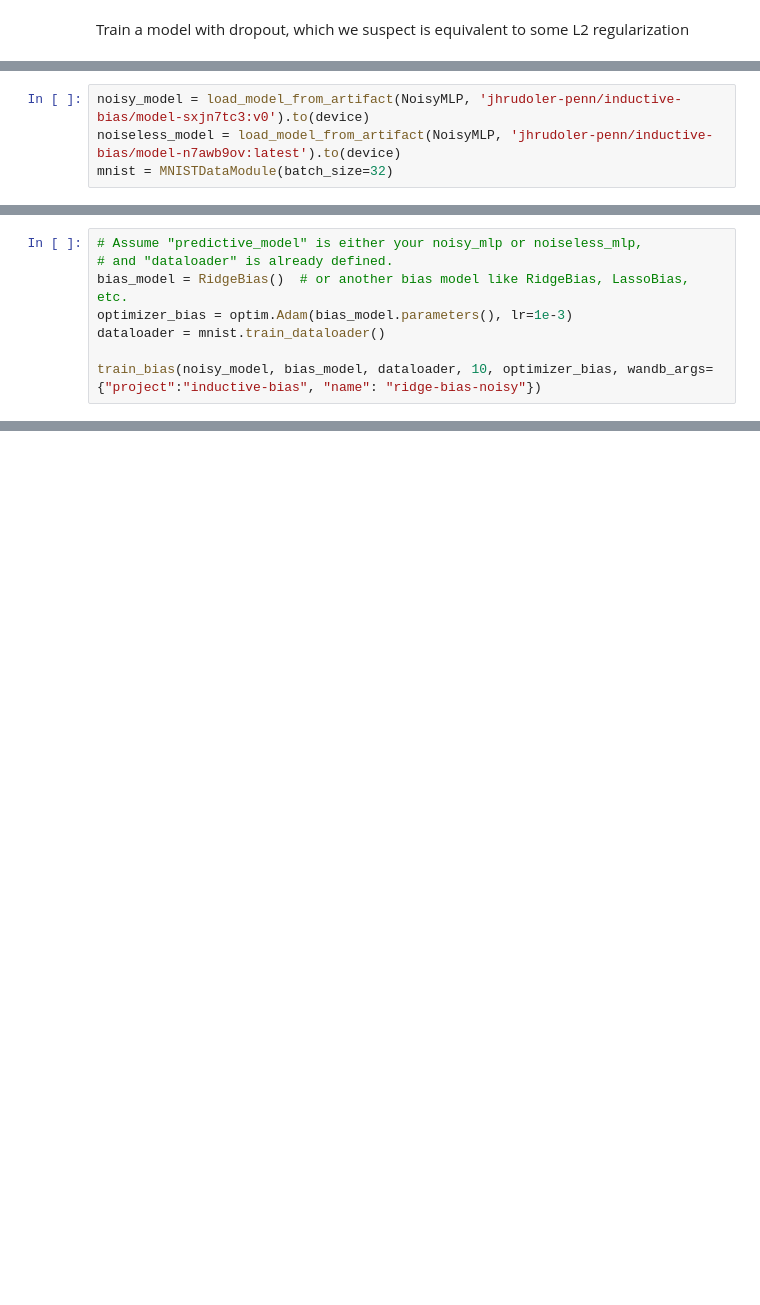
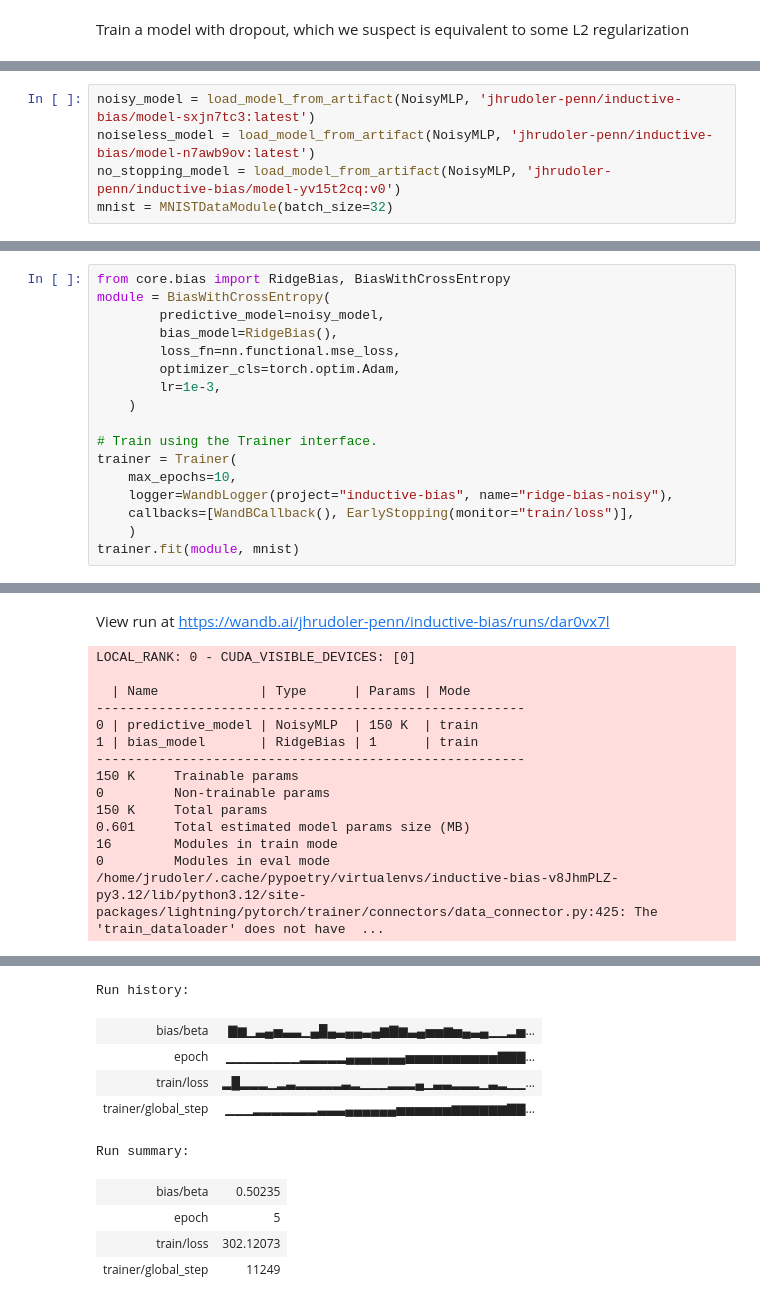
Before and after one commit to jrudoler/estimating-implicit-regularization, a Jupyter notebook: learn-inductive-bias.ipynb, the cells around one changed output, grey strips where cells are left out. Cells and saved outputs as stored; diff of their text form; blank space fills up the shorter version.

Commit message:
fix loss gradients for cross entropy refactor, set up tests

```diff
--- a/learn-inductive-bias.ipynb
+++ b/learn-inductive-bias.ipynb
@@ -460,8 +458,9 @@ Run history:
 Run summary:
 ... (3 outputs left out)
 # %%
-noisy_model = load_model_from_artifact(NoisyMLP, 'jhrudoler-penn/inductive-bias/model-sxjn7tc3:v0').to(device)
-noiseless_model = load_model_from_artifact(NoisyMLP, 'jhrudoler-penn/inductive-bias/model-n7awb9ov:latest').to(device)
+noisy_model = load_model_from_artifact(NoisyMLP, 'jhrudoler-penn/inductive-bias/model-sxjn7tc3:latest')
+noiseless_model = load_model_from_artifact(NoisyMLP, 'jhrudoler-penn/inductive-bias/model-n7awb9ov:latest')
+no_stopping_model = load_model_from_artifact(NoisyMLP, 'jhrudoler-penn/inductive-bias/model-yv15t2cq:v0')
 mnist = MNISTDataModule(batch_size=32)
 # %% [output]
 wandb:   1 of 1 files downloaded.
@@ -544,8 +468,0 @@ def train_bias(
-# %%
-# Assume "predictive_model" is either your noisy_mlp or noiseless_mlp,
-# and "dataloader" is already defined.
-bias_model = RidgeBias()  # or another bias model like RidgeBias, LassoBias, etc.
-optimizer_bias = optim.Adam(bias_model.parameters(), lr=1e-3)
-dataloader = mnist.train_dataloader()
-
-train_bias(noisy_model, bias_model, dataloader, 10, optimizer_bias, wandb_args={"project":"inductive-bias", "name": "ridge-bias-noisy"})
@@ -583,0 +469,18 @@ Find logs at: ./wandb/run-20250325_130436-jcu1z1hv/logs
+# %%
+from core.bias import RidgeBias, BiasWithCrossEntropy
+module = BiasWithCrossEntropy(
+        predictive_model=noisy_model,
+        bias_model=RidgeBias(),
+        loss_fn=nn.functional.mse_loss,
+        optimizer_cls=torch.optim.Adam,
+        lr=1e-3,
+    )
+
+# Train using the Trainer interface.
+trainer = Trainer(
+    max_epochs=10,
+    logger=WandbLogger(project="inductive-bias", name="ridge-bias-noisy"),
+    callbacks=[WandBCallback(), EarlyStopping(monitor="train/loss")],
+    )
+trainer.fit(module, mnist)
+# %% [output]
@@ -583,0 +498,15 @@ Find logs at: ./wandb/run-20250325_130436-jcu1z1hv/logs
+View run at https://wandb.ai/jhrudoler-penn/inductive-bias/runs/dar0vx7l
+LOCAL_RANK: 0 - CUDA_VISIBLE_DEVICES: [0]
+
+  | Name             | Type      | Params | Mode
+-------------------------------------------------------
+0 | predictive_model | NoisyMLP  | 150 K  | train
+1 | bias_model       | RidgeBias | 1      | train
+-------------------------------------------------------
+150 K     Trainable params
+0         Non-trainable params
+150 K     Total params
+0.601     Total estimated model params size (MB)
+16        Modules in train mode
+0         Modules in eval mode
+/home/jrudoler/.cache/pypoetry/virtualenvs/inductive-bias-v8JhmPLZ-py3.12/lib/python3.12/site-packages/lightning/pytorch/trainer/connectors/data_connector.py:425: The 'train_dataloader' does not have  ...
@@ -583,0 +514,10 @@ Find logs at: ./wandb/run-20250325_130436-jcu1z1hv/logs
+Run history:
+| bias/beta | ▇▆▁▃▄▅▃▃▁▄█▄▃▄▄▃▄▆▇▆▃▄▅▅▆▅▄▃▄▁▁▂▅... |
+| epoch | ▁▁▁▁▁▁▁▁▂▂▂▂▂▄▄▄▄▄▄▄▅▅▅▅▅▅▅▅▅▅▇▇▇... |
+| train/loss | ▂█▂▂▂▁▂▃▂▂▂▂▂▃▂▁▁▁▂▂▂▄▁▃▃▂▂▂▁▃▂▁▁... |
+| trainer/global_step | ▁▁▁▂▂▂▂▂▂▂▃▃▃▄▄▄▄▄▄▅▅▅▅▅▅▆▆▆▆▆▆▇▇... |
+Run summary:
+| bias/beta | 0.50235 |
+| epoch | 5 |
+| train/loss | 302.12073 |
+| trainer/global_step | 11249 |
```
Also changed, not shown: parts of 13 cells of this notebook, 13 other files.
